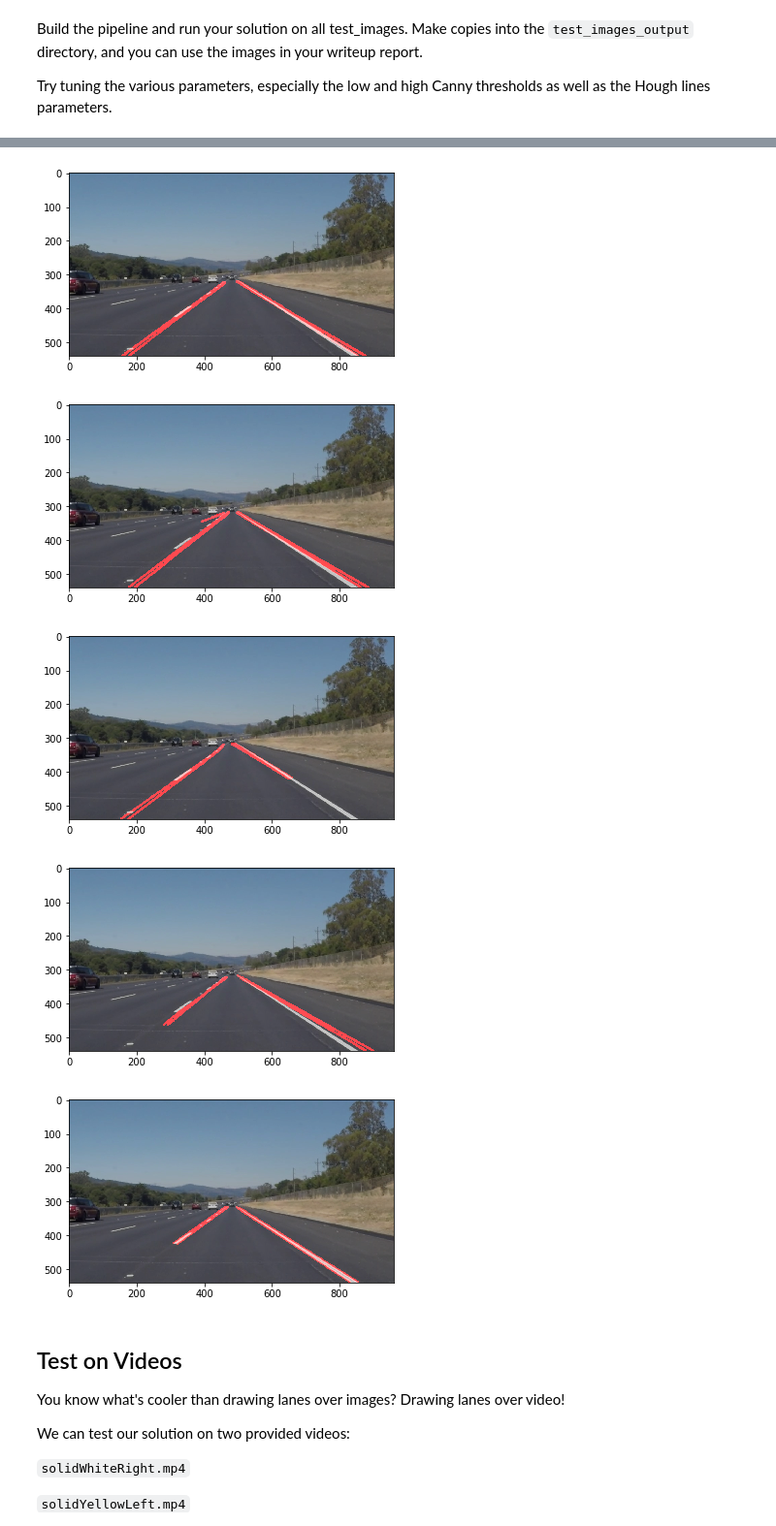
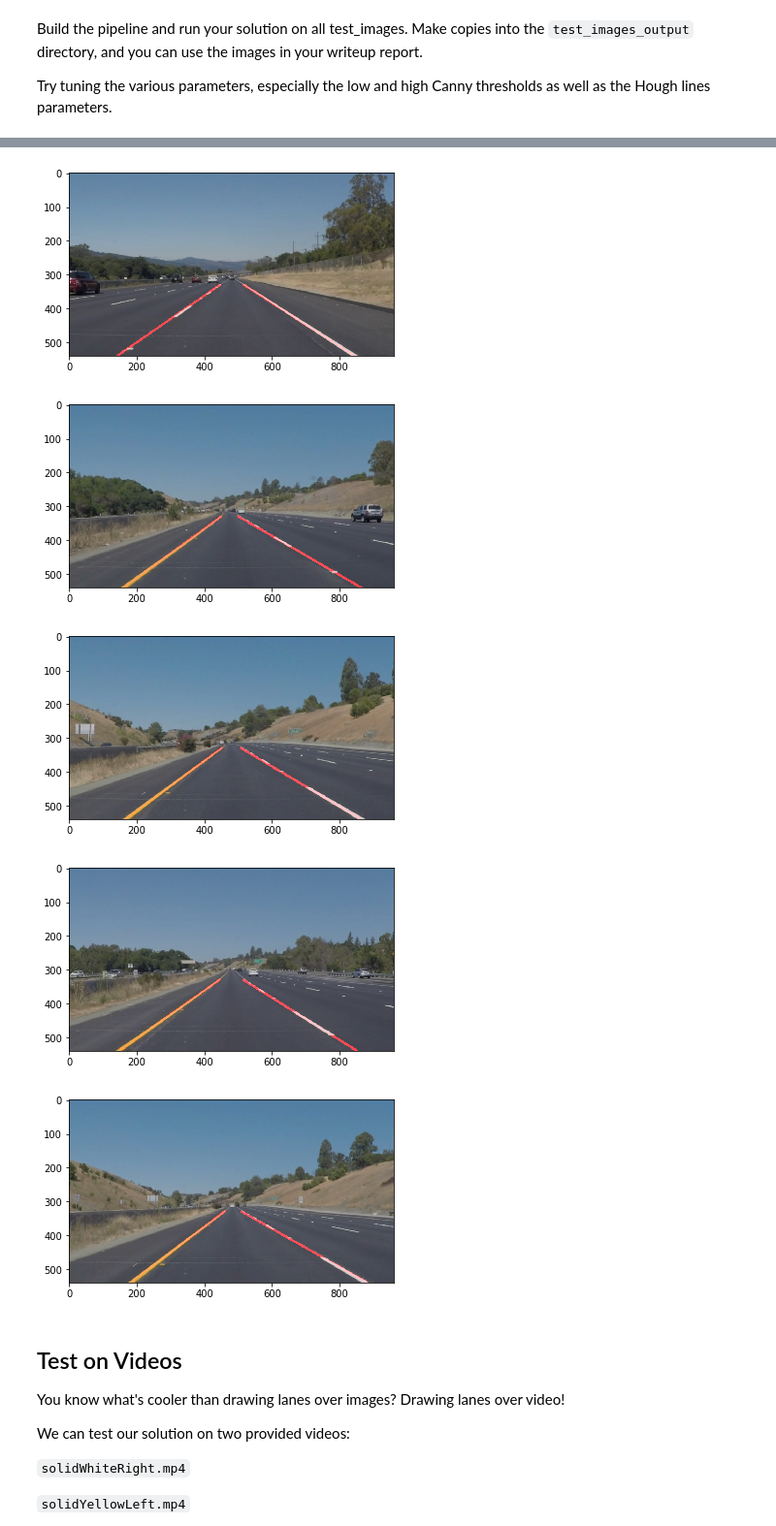
Before and after one commit to pinweihuang/udacity_self-driving-car-program, a Jupyter notebook: CarND-LaneLines-P1/P1.ipynb, the cells around one changed output, grey strips where cells are left out. Shown: that part at 97% size. Cells and saved outputs as stored; diff of their text form; code cells hidden in the pictures.

```diff
--- a/CarND-LaneLines-P1/P1.ipynb
+++ b/CarND-LaneLines-P1/P1.ipynb
@@ -245,12 +259,12 @@ Try tuning the various parameters, especially the low and high Canny thresholds
 def lane_finding_pipeline(img):
 
     # Grayscale the image
-    gray_im = cv2.cvtColor(img,cv2.COLOR_RGB2GRAY)
+    gray_im = grayscale(img)
 
     #print('gray_im.shape='+str(gray_im.shape))
 
     # Define a kernel size and apply Gaussian smoothing
-    kernel_size = 5
+    kernel_size = 3
     blur_gray_im = gaussian_blur(gray_im,kernel_size)
 
     # Define parameters for Canny and apply
@@ -267,7 +281,7 @@ def lane_finding_pipeline(img):
     imshape = img.shape
     #print('imshape=' + str(imshape))
 
-    vertices = np.array([[[0,imshape[0]],[450,317],[500,317],[imshape[1],imshape[0]]]], dtype=np.int32)
+    vertices = np.array([[[100,imshape[0]],[450,330],[500,330],[900,imshape[0]]]], dtype=np.int32)
     masked_edges_im = region_of_interest(edges_im, vertices)
     #print('masked_edges_im.shape='+str(masked_edges_im.shape))
 
@@ -278,36 +292,36 @@ def lane_finding_pipeline(img):
     threshold = 30 # minimum number of votes (intersections in Hough grid cell)
     min_lin_length = 20 # minimum number of pixels making up a line
     max_line_gap = 100 # maximum gap in pixels between connectable line segments
-    line_image = np.copy(image)*0
+    line_image = np.copy(img)*0
 
     # Run Hough on edge detected image
     # Output "lines" is an array containing endpoints of detected line segments
     line_image = hough_lines(masked_edges_im, rho, theta, threshold, min_lin_length, max_line_gap)
-    print('line_image.shape='+str(line_image.shape))
+    #print('line_image.shape='+str(line_image.shape))
 
     # Create a "color" binary image to combine with line image
     color_edges = np.dstack((line_image[:,:,2], line_image[:,:,2], line_image[:,:,2])) # three color channels
-    print('color_edges.shape='+str(color_edges.shape))
+    #print('color_edges.shape='+str(color_edges.shape))
 
     # Draw the lines on the edge image
-    lines_edges = weighted_img(line_image, image, α=0.8, β=1., λ=0.)
+    lines_edges = weighted_img(line_image, img, α=0.8, β=1., λ=0.)
 
     return lines_edges
 
 output_directory = 'test_images_output'
 if not os.path.exists(output_directory):
     os.makedirs(output_directory)
+files = glob.glob('./' + output_directory + '/*')
 
 for filename in os.listdir("test_images/"):
+    print(filename)
     img = mpimg.imread('test_images/'+ filename)
+
     img_after_pipe_line = lane_finding_pipeline(img)
+
     plt.figure()
     plt.imshow(img_after_pipe_line)
     print ('saving '+ filename + '...')
-    #print out processed image with the same name in output directory
+    # save processed images with the same name in output directory
     plt.savefig(output_directory + '/' + filename,)
-
-    #plt.figure(1)
-    #plt.imshow(lines_edges)
-    #plt.savefig('modified_' + s)
 # %% [output]
@@ -333,8 +341,8 @@ saving solidWhiteRight.jpg...
-[figure, old version]
+[figure, new version]
-[figure, old version]
+[figure, new version]
-[figure, old version]
+[figure, new version]
-[figure, old version]
+[figure, new version]
-[figure, old version]
+[figure, new version]
 # %% [markdown]
 ## Test on Videos
 
```
Also changed, not shown: parts of 10 cells of this notebook, 19 other files.
